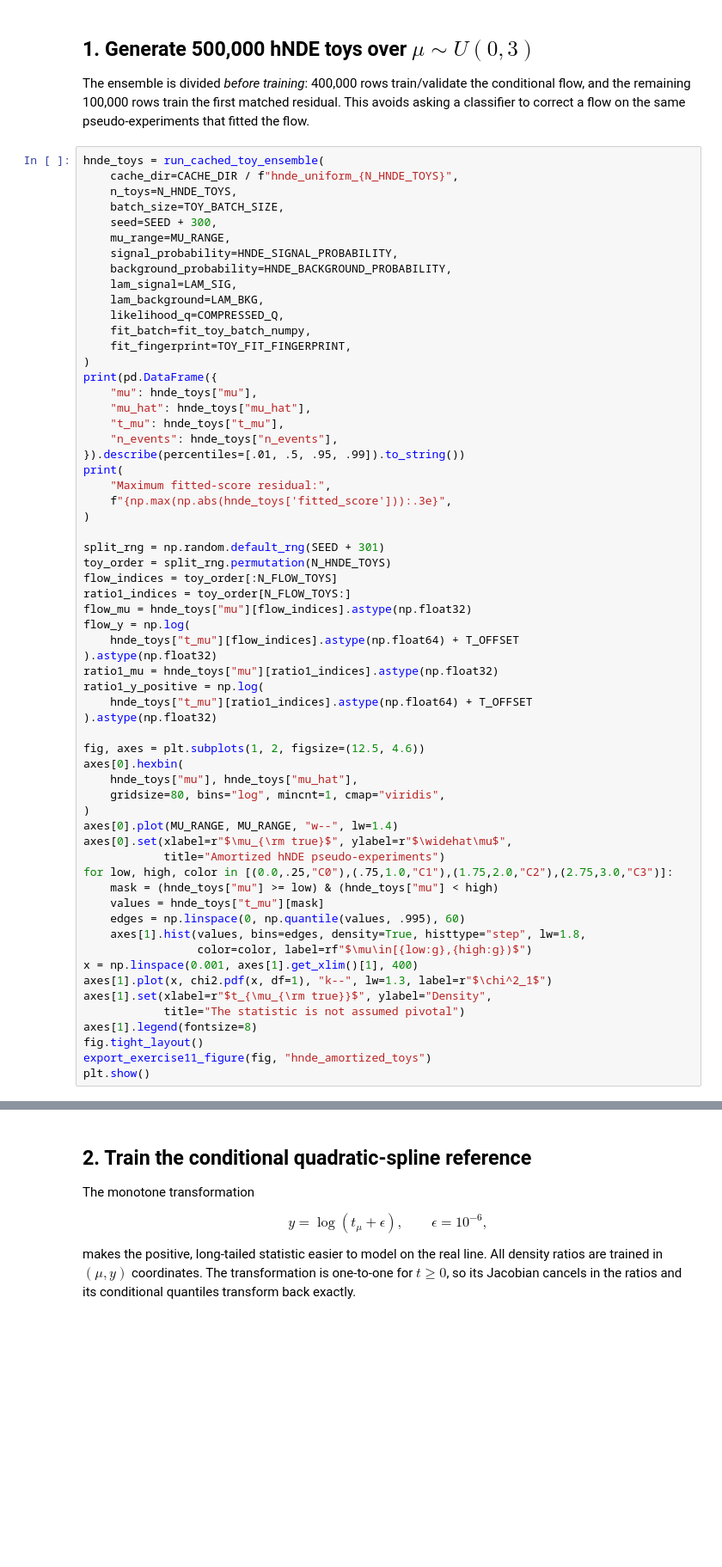
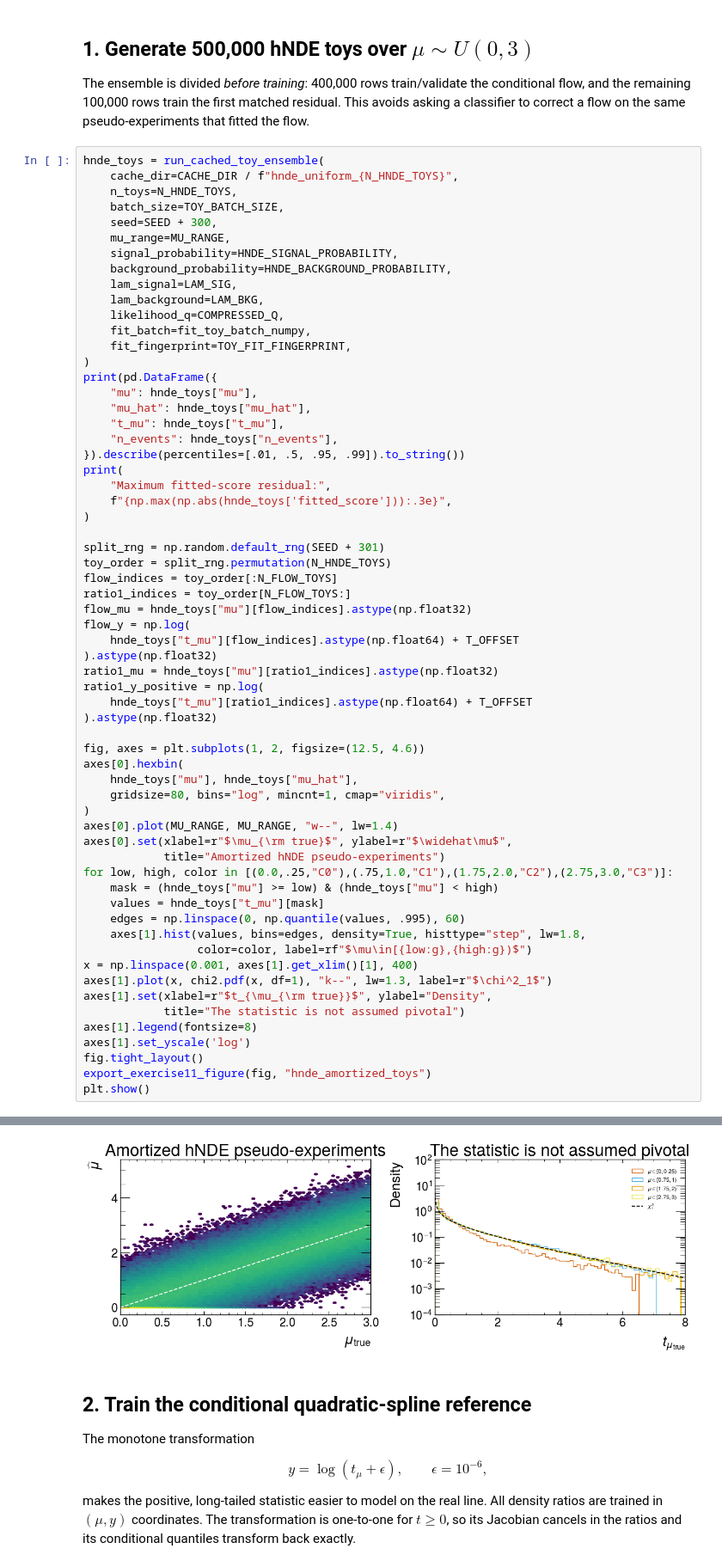
Before and after one commit to rafaellopesdesa/nsbi-lhc-toolkit, a Jupyter notebook: workshops/ml4hep_tifr_colab/Exercise_11_Hybrid_Neyman_Construction.ipynb, the cells around one changed output, grey strips where cells are left out. Shown at 86% size. Saved outputs shown, nothing was run; the diff lists cells and outputs as text; blank space fills up the shorter version.

```diff
--- a/workshops/ml4hep_tifr_colab/Exercise_11_Hybrid_Neyman_Construction.ipynb
+++ b/workshops/ml4hep_tifr_colab/Exercise_11_Hybrid_Neyman_Construction.ipynb
@@ -959,6 +1004,8 @@ axes[1].plot(x, chi2.pdf(x, df=1), "k--", lw=1.3, label=r"$\chi^2_1$")
 axes[1].set(xlabel=r"$t_{\mu_{\rm true}}$", ylabel="Density",
             title="The statistic is not assumed pivotal")
 axes[1].legend(fontsize=8)
+axes[1].set_yscale('log')
 fig.tight_layout()
 export_exercise11_figure(fig, "hnde_amortized_toys")
 plt.show()
+# %% [output]
@@ -965,3 +1024,4 @@ plt.show()
+[figure, added]
 # %% [markdown]
 ## 2. Train the conditional quadratic-spline reference
 
```
Also changed, not shown: parts of 19 cells of this notebook.
